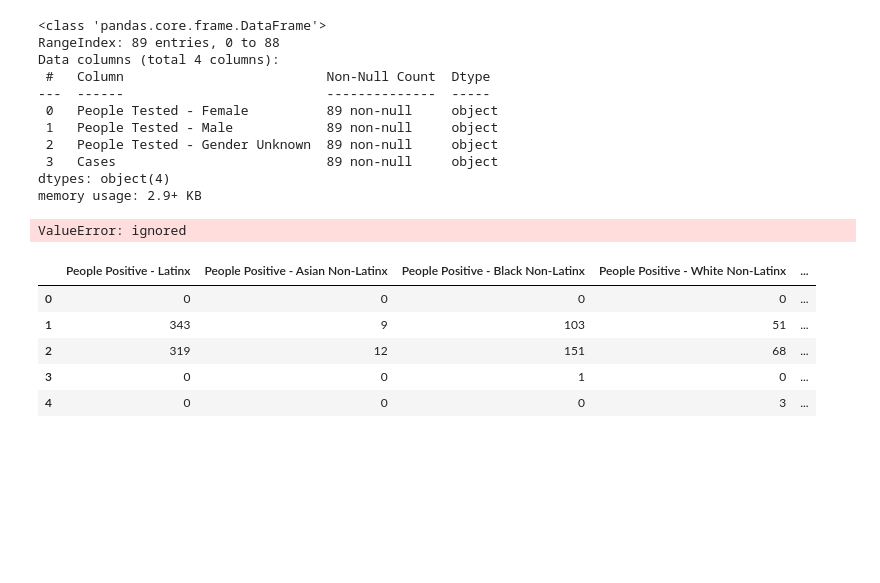
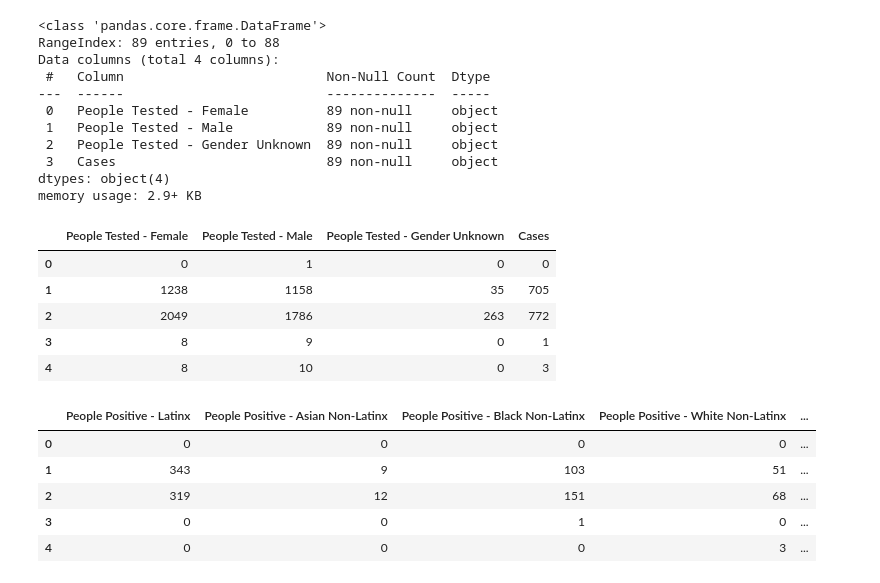
Before and after one commit to Avianou48/Studies, a Jupyter notebook: Python/Advanced_Python/COVID19_Testing_Project.ipynb, the cells around one changed output. Cells and saved outputs as stored; diff of their text form; code cells hidden in the pictures; blank space fills up the shorter version.

```diff
--- a/Python/Advanced_Python/COVID19_Testing_Project.ipynb
+++ b/Python/Advanced_Python/COVID19_Testing_Project.ipynb
@@ -133,11 +133,17 @@ Data columns (total 4 columns):
  3   Cases                           89 non-null     object
 dtypes: object(4)
 memory usage: 2.9+ KB
-# %%
-# convert string value
-X = X.astype(str).astype(int)
-# %% [output]
-ValueError: ignored
+# %%
+# removing commas from numerics value
+X = X.replace(',','', regex=True)
+X.head()
+# %% [output]
+|  | People Tested - Female | People Tested - Male | People Tested - Gender Unknown | Cases |
+| 0 | 0 | 1 | 0 | 0 |
+| 1 | 1238 | 1158 | 35 | 705 |
+| 2 | 2049 | 1786 | 263 | 772 |
+| 3 | 8 | 9 | 0 | 1 |
+| 4 | 8 | 10 | 0 | 3 |
 # %%
 y= df[['People Positive - Latinx','People Positive - Asian Non-Latinx','People Positive - Black Non-Latinx','People Positive - White Non-Latinx','People Positive - Other Race Non-Latinx','People Positive - Unknown Race/Ethnicity']]
 y.head()
```
Also changed, not shown: parts of 15 cells of this notebook.
